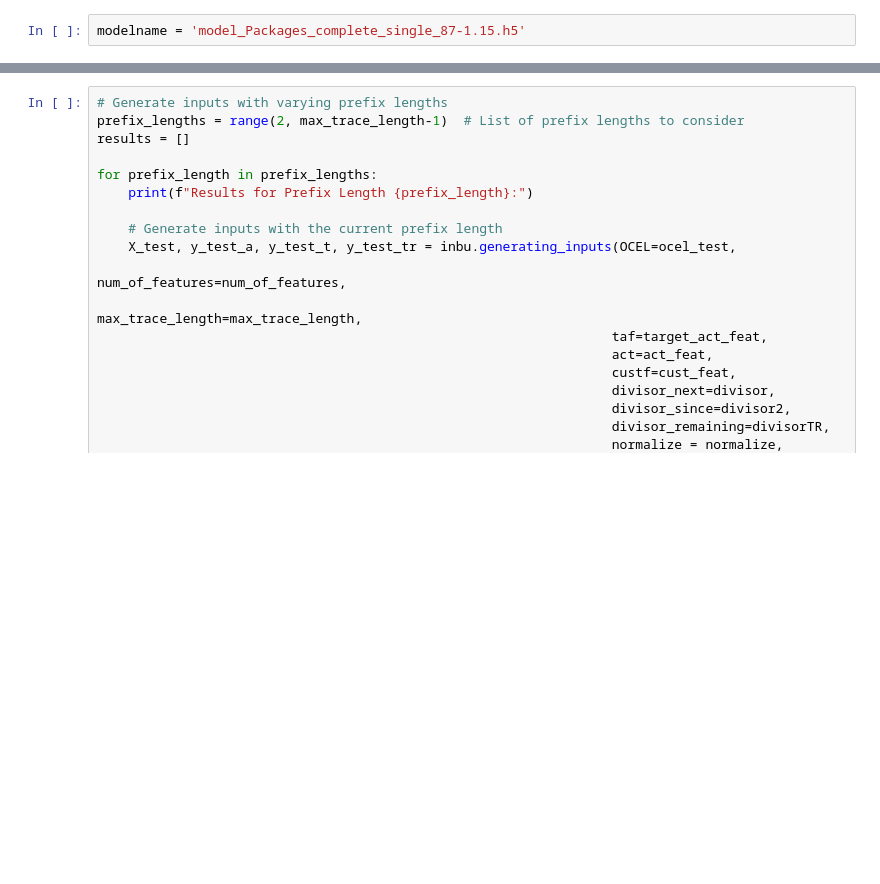
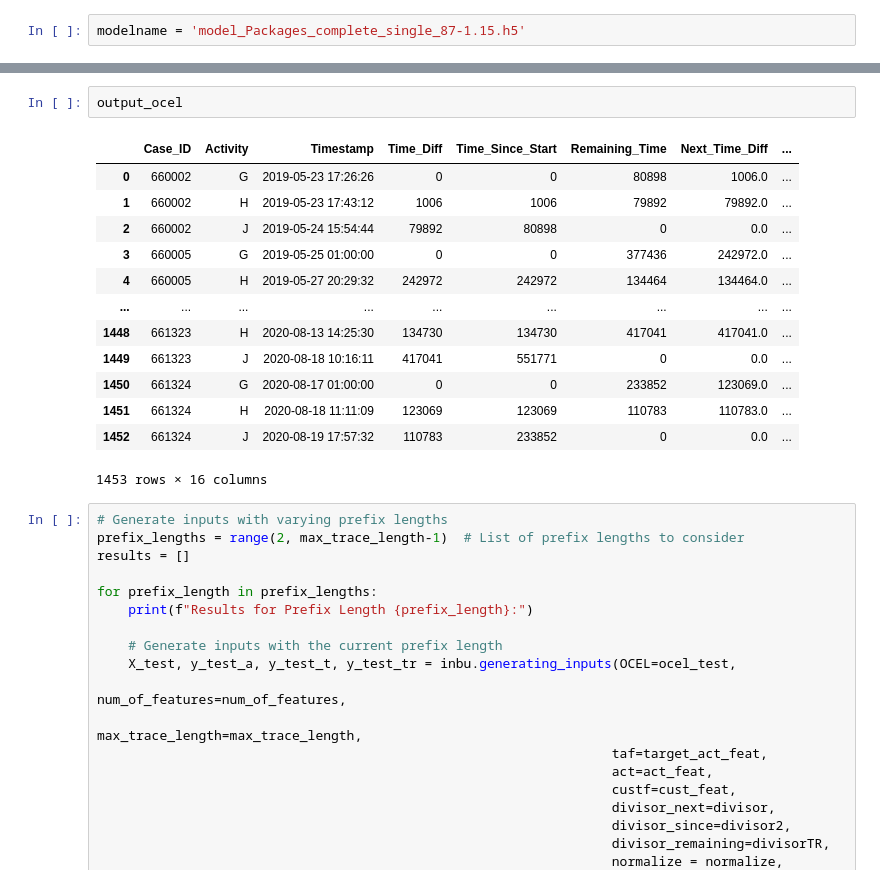
Before and after one commit to KaiWein/PM_OCEL_LSTM, a Jupyter notebook: code/The_playground.ipynb, the cells around one changed output, grey strips where cells are left out. Saved outputs shown, nothing was run; the diff lists cells and outputs as text; blank space fills up the shorter version.

```diff
--- a/code/The_playground.ipynb
+++ b/code/The_playground.ipynb
@@ -235,3 +237,19 @@ RMSE of the remaining time in days 0.8882569870792931
+# %%
+output_ocel
+# %% [output]
+|  | Case_ID | Activity | Timestamp | Time_Diff | Time_Since_Start | Remaining_Time | Next_Time_Diff | ... |
+| 0 | 660002 | G | 2019-05-23 17:26:26 | 0 | 0 | 80898 | 1006.0 | ... |
+| 1 | 660002 | H | 2019-05-23 17:43:12 | 1006 | 1006 | 79892 | 79892.0 | ... |
+| 2 | 660002 | J | 2019-05-24 15:54:44 | 79892 | 80898 | 0 | 0.0 | ... |
+| 3 | 660005 | G | 2019-05-25 01:00:00 | 0 | 0 | 377436 | 242972.0 | ... |
+| 4 | 660005 | H | 2019-05-27 20:29:32 | 242972 | 242972 | 134464 | 134464.0 | ... |
+| ... | ... | ... | ... | ... | ... | ... | ... | ... |
+| 1448 | 661323 | H | 2020-08-13 14:25:30 | 134730 | 134730 | 417041 | 417041.0 | ... |
+| 1449 | 661323 | J | 2020-08-18 10:16:11 | 417041 | 551771 | 0 | 0.0 | ... |
+| 1450 | 661324 | G | 2020-08-17 01:00:00 | 0 | 0 | 233852 | 123069.0 | ... |
+| 1451 | 661324 | H | 2020-08-18 11:11:09 | 123069 | 123069 | 110783 | 110783.0 | ... |
+| 1452 | 661324 | J | 2020-08-19 17:57:32 | 110783 | 233852 | 0 | 0.0 | ... |
+1453 rows × 16 columns
 # %%
 # Generate inputs with varying prefix lengths
 prefix_lengths = range(2, max_trace_length-1)  # List of prefix lengths to consider
```
Also changed, not shown: parts of 6 cells of this notebook, 3 other files.
